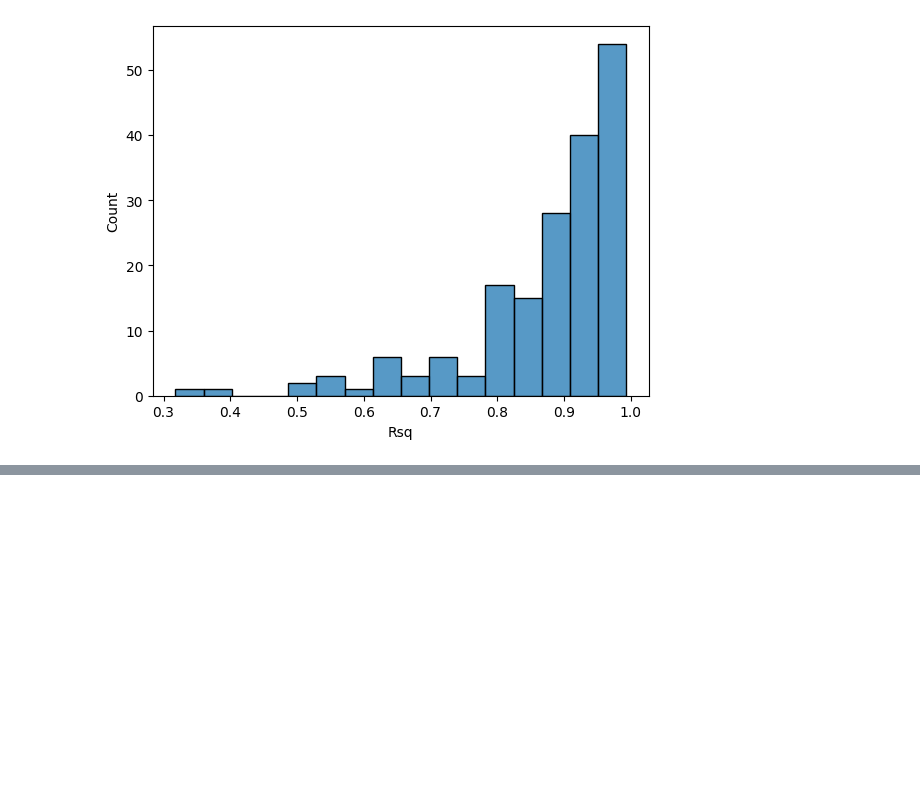
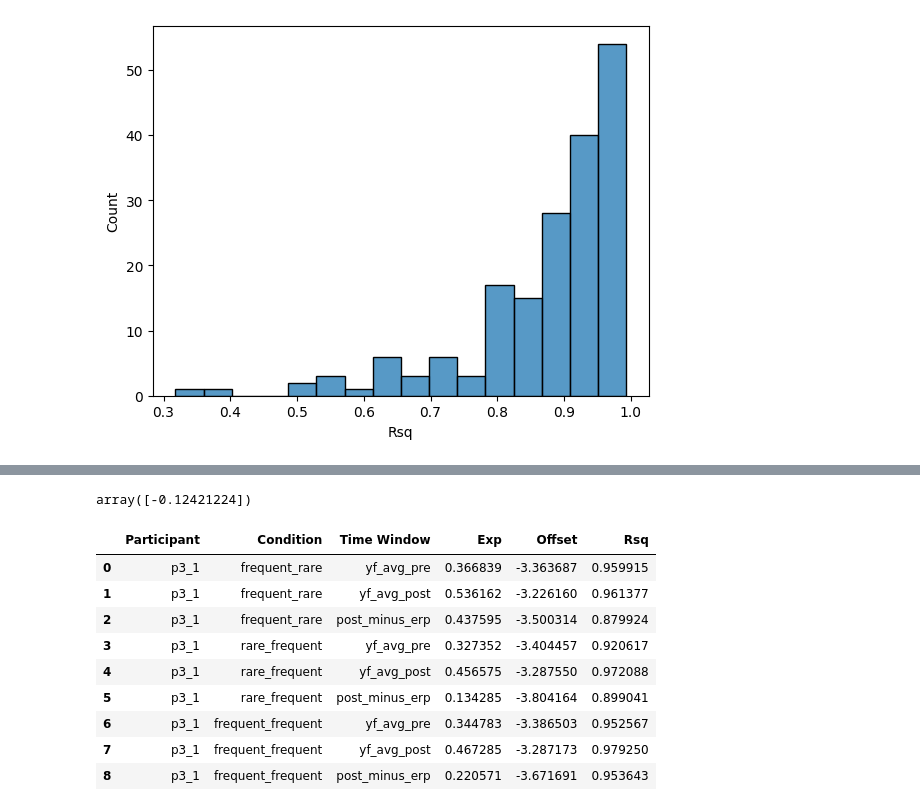
Before and after one commit to leoflur/EEG_ERP_Aperiodic_Analysis, a Jupyter notebook: Cygnus_Jnotebook_1_30_25.ipynb, the cells around one changed output, grey strips where cells are left out. Saved outputs shown, nothing was run; the diff lists cells and outputs as text; code cells hidden in the pictures; blank space fills up the shorter version.

```diff
--- a/Cygnus_Jnotebook_1_30_25.ipynb
+++ b/Cygnus_Jnotebook_1_30_25.ipynb
@@ -491,0 +675,6 @@ r_squared_hist(data_frame)
+# %%
+# need to subtract the pre from post-erp to see if we can reject null hypothesis
+test = data_frame[(data_frame['Participant'] == 'p3_1') ]
+len(test.index) # why specifically are their 9 plots per particpant I forgot
+# its an averaging of the 3 time windows per the 3 conditions (3 x 3 = 9 )
+# no it still doesnt make sense I am going to have to ask dillan about this
@@ -491,0 +721,25 @@ r_squared_hist(data_frame)
+# %%
+exp_diffs = np.array([])
+hello_its_me = hello - its_me
+exp_diffs = np.append(exp_diffs, hello_its_me)
+exp_diffs
+# %% [output]
+array([-0.12421224])
+# %%
+test
+# for example -- when we do this across all electrodes
+# gonna have a column for electrode
+# 64 of these tables then?
+# the whole reason we are doing this is to recreate graph 2 from
+# one power spectra for every row
+# %% [output]
+|  | Participant | Condition | Time Window | Exp | Offset | Rsq |
+| 0 | p3_1 | frequent_rare | yf_avg_pre | 0.366839 | -3.363687 | 0.959915 |
+| 1 | p3_1 | frequent_rare | yf_avg_post | 0.536162 | -3.226160 | 0.961377 |
+| 2 | p3_1 | frequent_rare | post_minus_erp | 0.437595 | -3.500314 | 0.879924 |
+| 3 | p3_1 | rare_frequent | yf_avg_pre | 0.327352 | -3.404457 | 0.920617 |
+| 4 | p3_1 | rare_frequent | yf_avg_post | 0.456575 | -3.287550 | 0.972088 |
+| 5 | p3_1 | rare_frequent | post_minus_erp | 0.134285 | -3.804164 | 0.899041 |
+| 6 | p3_1 | frequent_frequent | yf_avg_pre | 0.344783 | -3.386503 | 0.952567 |
+| 7 | p3_1 | frequent_frequent | yf_avg_post | 0.467285 | -3.287173 | 0.979250 |
+| 8 | p3_1 | frequent_frequent | post_minus_erp | 0.220571 | -3.671691 | 0.953643 |
```
Also changed, not shown: parts of 10 cells of this notebook, 1 other file.
